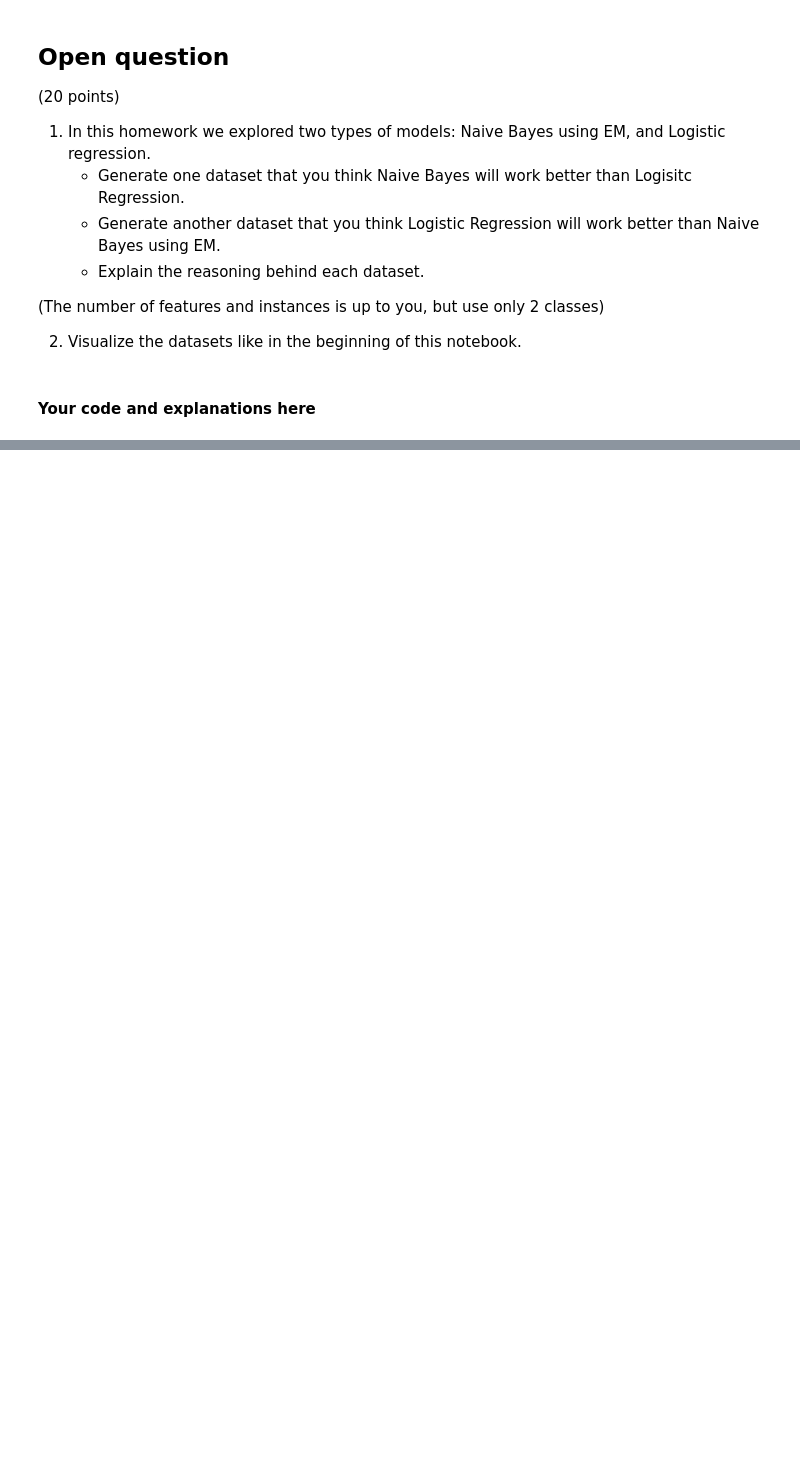
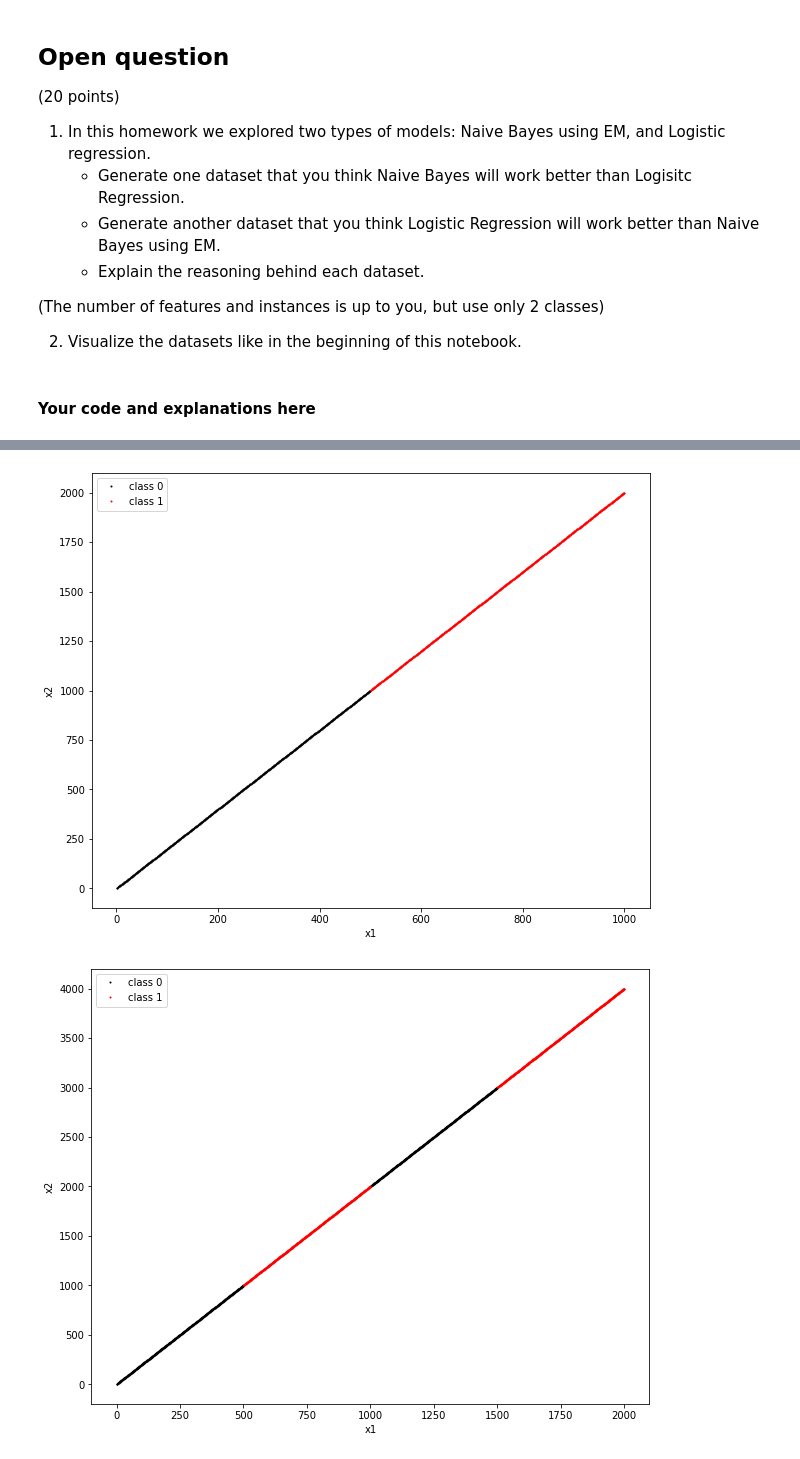
Before and after one commit to Feithlicher/Machine-Learning-HW-2, a Jupyter notebook: hw4/HW4.ipynb, the cells around one changed output, grey strips where cells are left out. Cells and saved outputs as stored; diff of their text form; code cells hidden in the pictures; blank space fills up the shorter version.

```diff
--- a/hw4/HW4.ipynb
+++ b/hw4/HW4.ipynb
@@ -700,0 +781,27 @@ KeyError: 'y'
+# %%
+#For both features: (1)
+# 1. For the first 1000 data points plot a scatter plot where each class has different color
+first_1000_mat = column_dependent_mat[:1000].values
+cls0_mat_1000 = np.array([vec for vec in first_1000_mat if vec[2] == 0])
+cls1_mat_1000 = np.array([vec for vec in first_1000_mat if vec[2] == 1])
+plt.plot(cls0_mat_1000[:, 0], cls0_mat_1000[:, 1], 'ro', ms=1, mec='k')
+plt.plot(cls1_mat_1000[:, 0], cls1_mat_1000[:, 1], 'ro', ms=1)
+plt.ylabel('x2')
+plt.xlabel('x1')
+plt.legend(["class 0", "class 1"])
+plt.show()
+
+#For both features: (2)
+# 2. For all the data points plot a scatter plot where each class has different color
+all_mat = column_dependent_mat.values
+cls0_mat = np.array([vec for vec in all_mat if vec[2] == 0])
+cls1_mat = np.array([vec for vec in all_mat if vec[2] == 1])
+plt.plot(cls0_mat[:, 0], cls0_mat[:, 1], 'ro', ms=1, mec='k')
+plt.plot(cls1_mat[:, 0], cls1_mat[:, 1], 'ro', ms=1)
+plt.ylabel('x2')
+plt.xlabel('x1')
+plt.legend(["class 0", "class 1"])
+plt.show()
+# %% [output]
+[figure, added]
+[figure, added]
```
Also changed, not shown: parts of 13 cells of this notebook, 1 other file.
